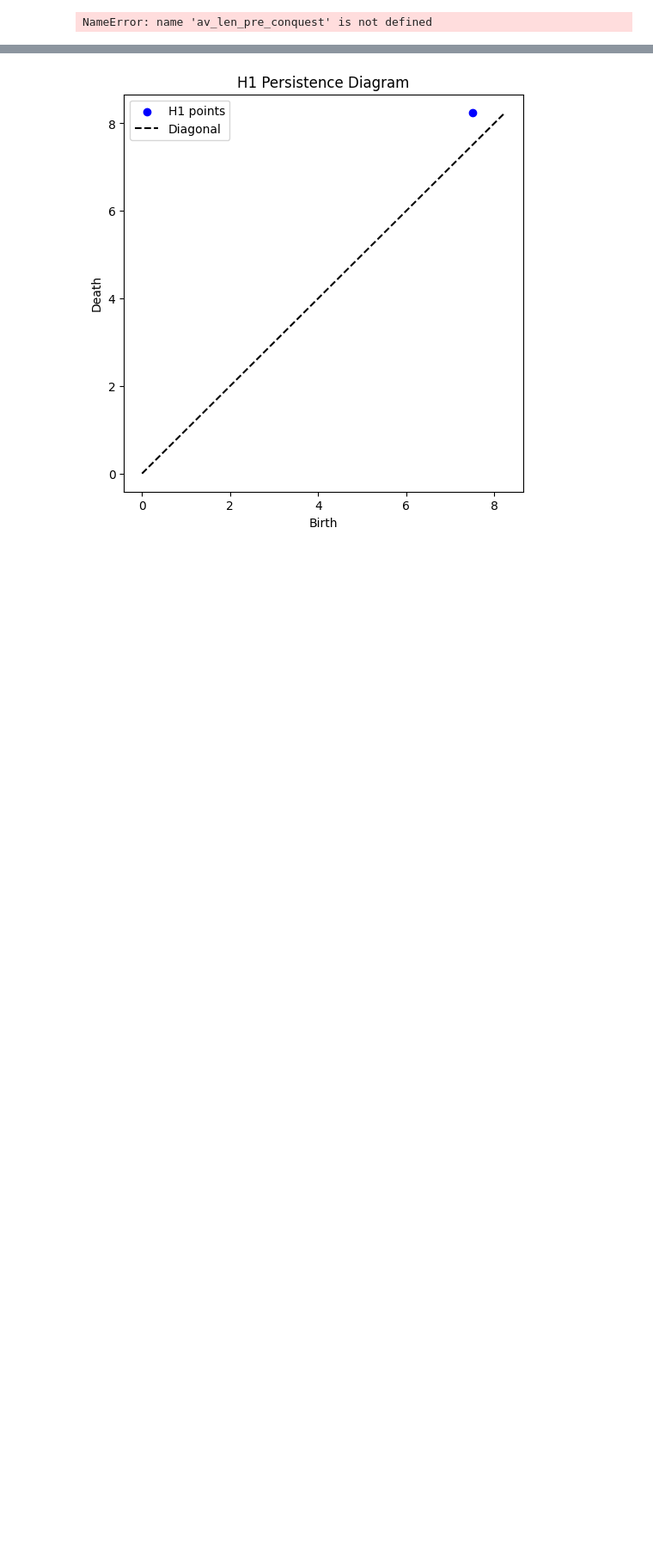
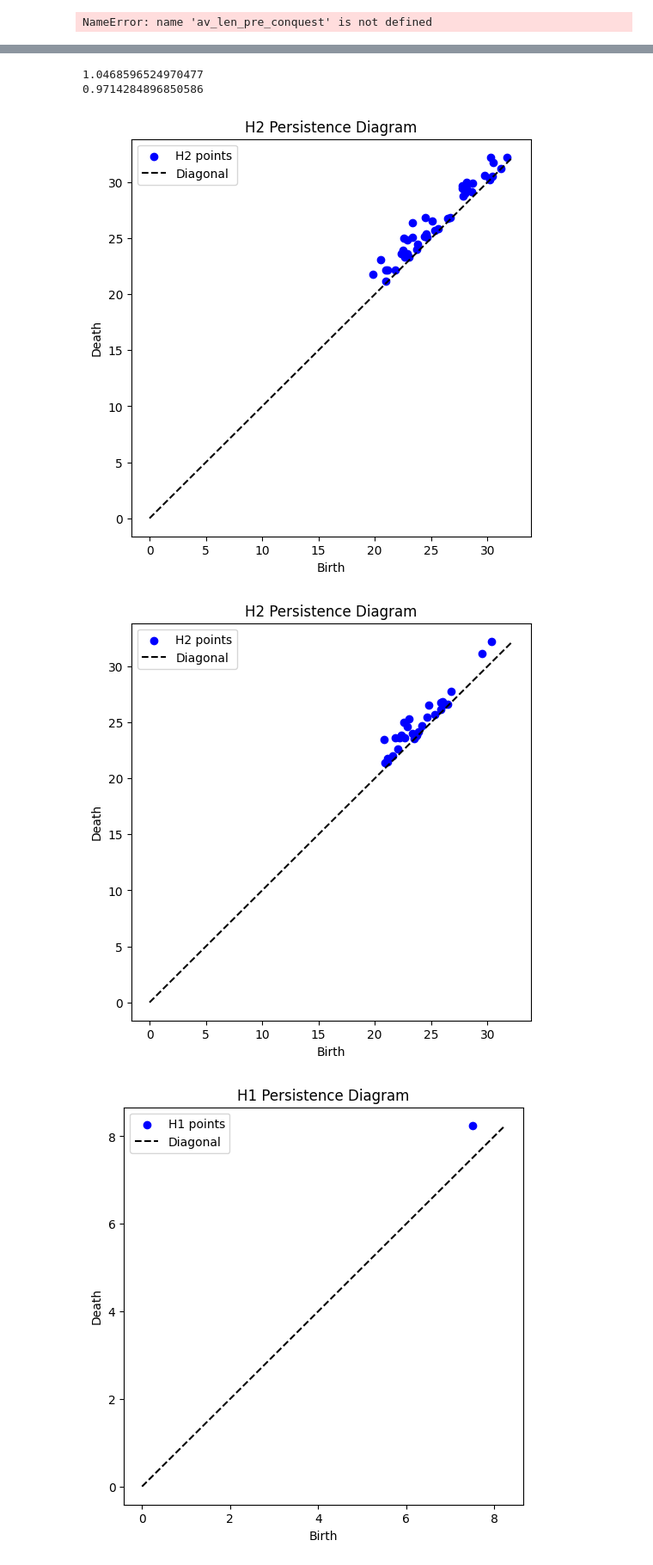
Before and after one commit to GabrielDHu/topology_and_data, a Jupyter notebook: name_systems_jupyter.ipynb, the cells around one changed output, grey strips where cells are left out. Shown at 86% size. Cells and saved outputs as stored; diff of their text form; code cells hidden in the pictures; blank space fills up the shorter version.

```diff
--- a/name_systems_jupyter.ipynb
+++ b/name_systems_jupyter.ipynb
@@ -524,3 +570,16 @@ NameError: name 'av_len_pre_conquest' is not defined
+# %%
+fig, ax, av_len_pre_VIII = diagram_from_df(name_list=pre_VIII, hom_group=2)
+
+print(av_len_pre_VIII)
+
+fig, ax, av_len_post_VIII_2 = diagram_from_df(name_list=post_VIII, hom_group=2)
+
+print(av_len_post_VIII_2)
+# %% [output]
+1.0468596524970477
+0.9714284896850586
+[figure, added]
+[figure, added]
 # %%
 fig, ax = diagram_from_df(name_list=very_small_names, hom_group=1)
 # %% [output]
```
Also changed, not shown: parts of 20 cells of this notebook, 28 other files.
